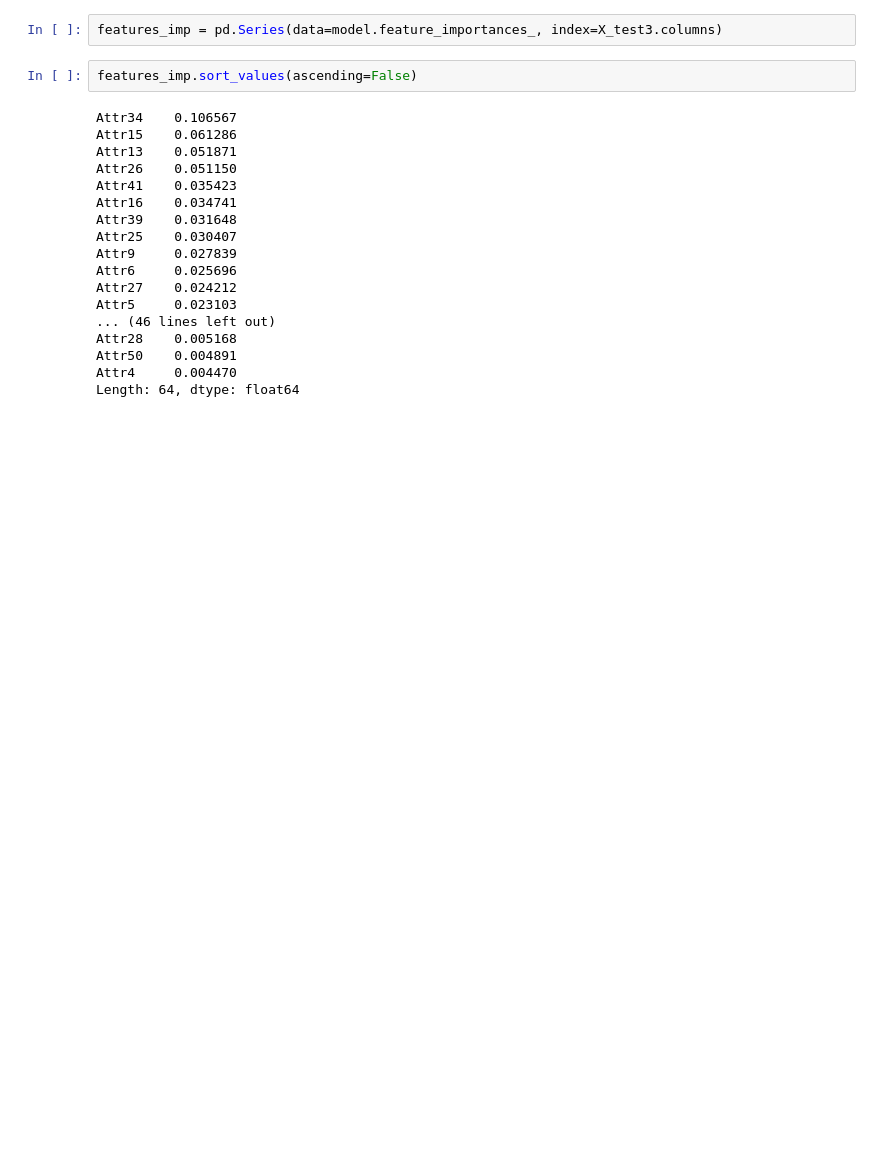
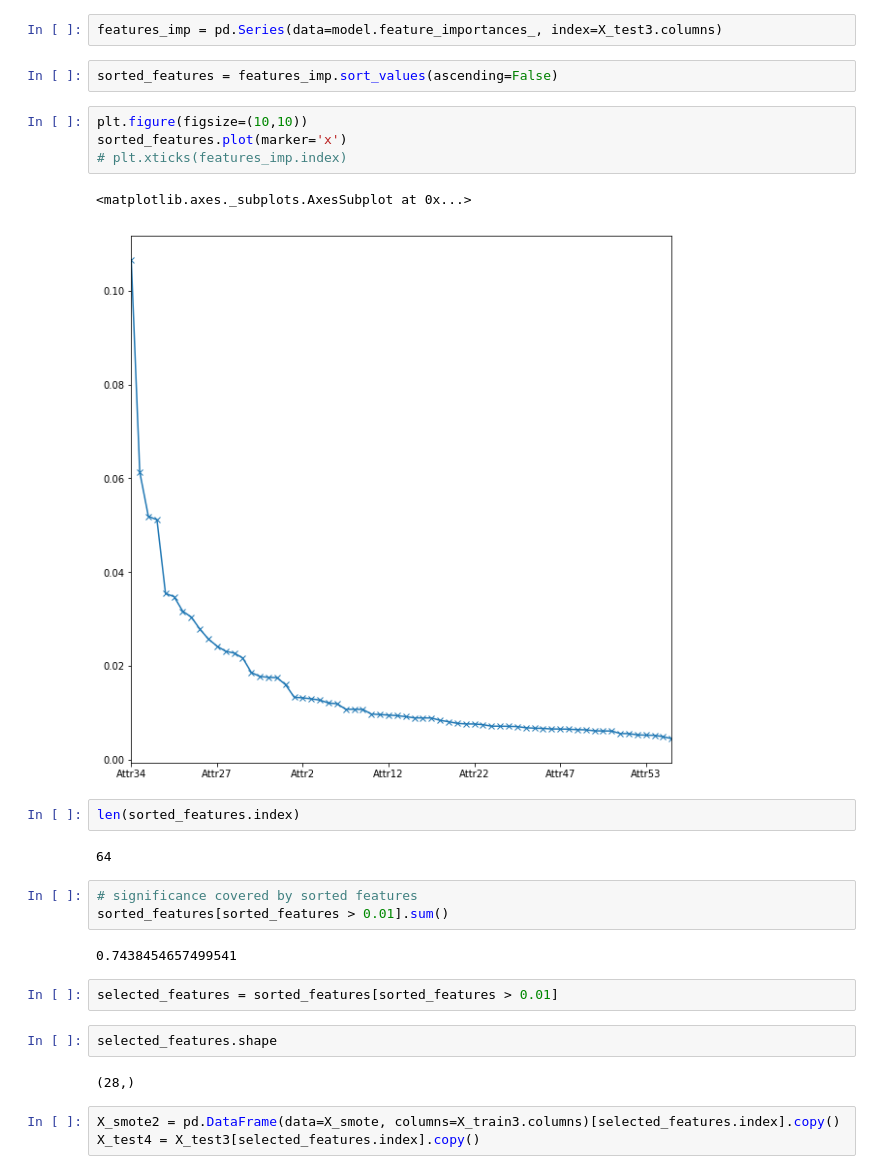
Before and after one commit to SiddharthPant/hackathon_bankruptcy, a Jupyter notebook: dataset_4/Improvement2.ipynb, the cells around one changed output. Saved outputs shown, nothing was run; the diff lists cells and outputs as text; blank space fills up the shorter version.

```diff
--- a/dataset_4/Improvement2.ipynb
+++ b/dataset_4/Improvement2.ipynb
@@ -162,22 +180,29 @@ array([ 0.00446995,  0.00489075,  0.00516778,  0.00521491,  0.00526818,
 # %%
 features_imp = pd.Series(data=model.feature_importances_, index=X_test3.columns)
 # %%
-features_imp.sort_values(ascending=False)
+sorted_features = features_imp.sort_values(ascending=False)
-# %% [output]
-Attr34    0.106567
-Attr15    0.061286
-Attr13    0.051871
-Attr26    0.051150
-Attr41    0.035423
-Attr16    0.034741
-Attr39    0.031648
-Attr25    0.030407
-Attr9     0.027839
-Attr6     0.025696
-Attr27    0.024212
-Attr5     0.023103
-... (46 lines left out)
-Attr28    0.005168
-Attr50    0.004891
-Attr4     0.004470
-Length: 64, dtype: float64
+# %%
+plt.figure(figsize=(10,10))
+sorted_features.plot(marker='x')
+# plt.xticks(features_imp.index)
+# %% [output]
+<matplotlib.axes._subplots.AxesSubplot at 0x...>
+[figure, added]
+# %%
+len(sorted_features.index)
+# %% [output]
+64
+# %%
+# significance covered by sorted features
+sorted_features[sorted_features > 0.01].sum()
+# %% [output]
+0.7438454657499541
+# %%
+selected_features = sorted_features[sorted_features > 0.01]
+# %%
+selected_features.shape
+# %% [output]
+(28,)
+# %%
+X_smote2 = pd.DataFrame(data=X_smote, columns=X_train3.columns)[selected_features.index].copy()
+X_test4 = X_test3[selected_features.index].copy()
```
Also changed, not shown: parts of 13 cells of this notebook, 1 other file.
